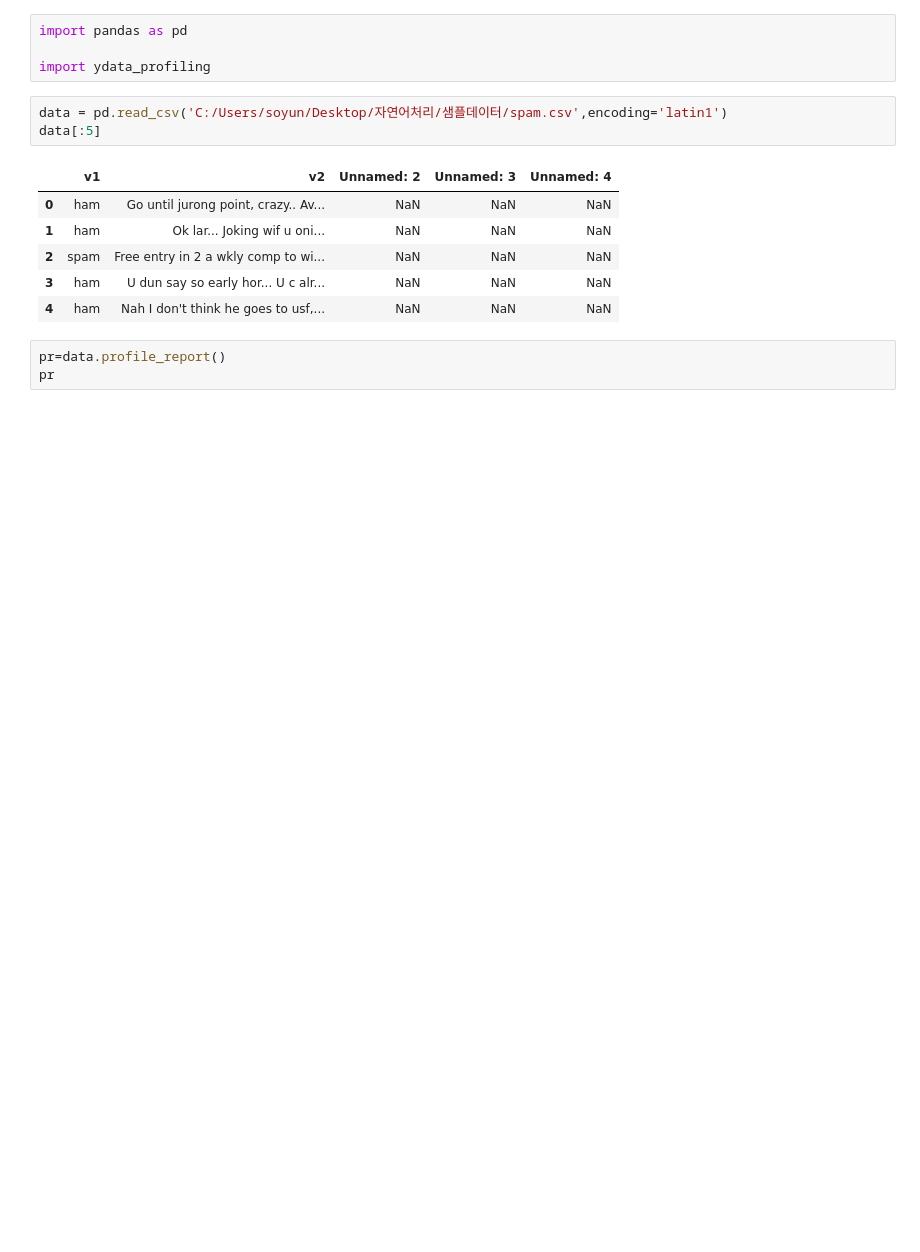
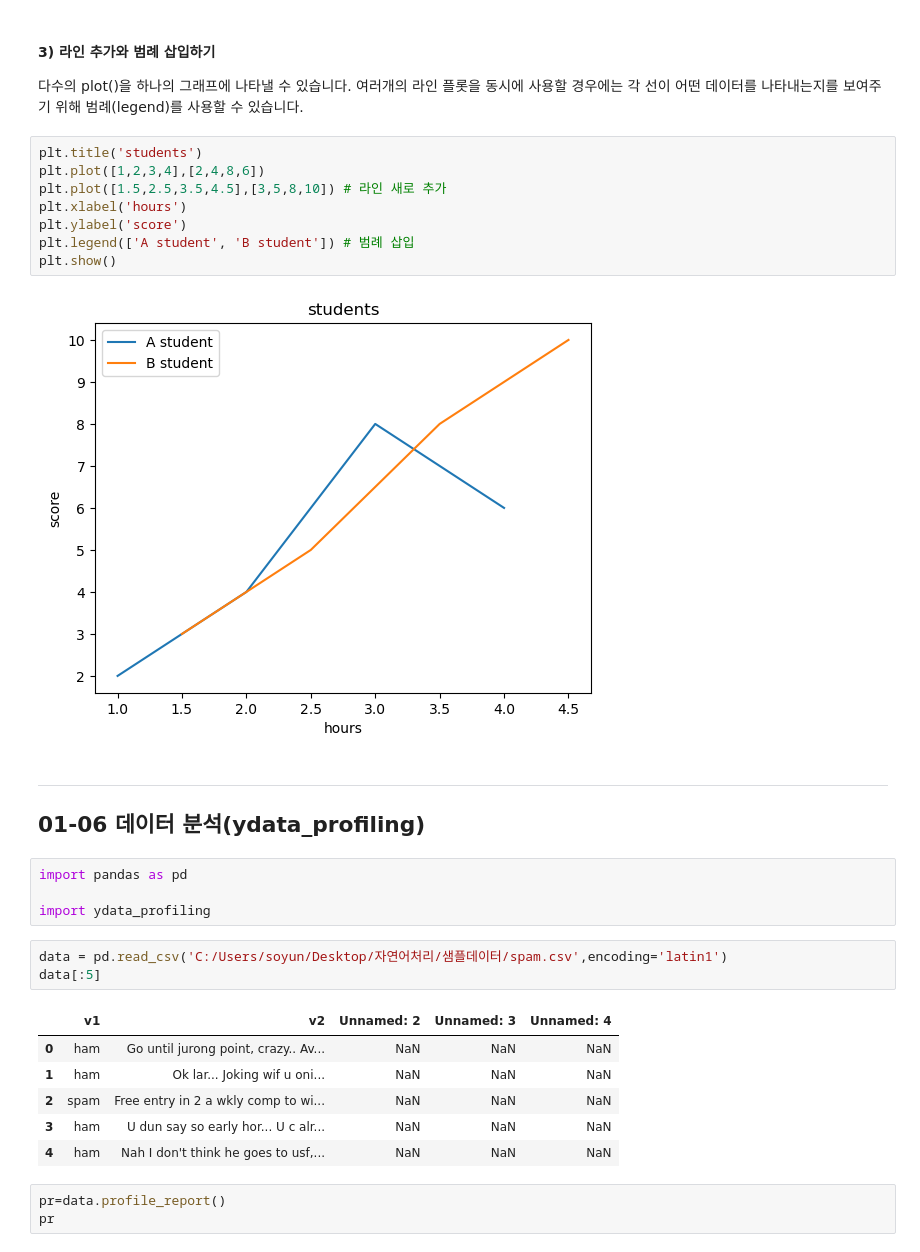
Before and after one commit to ss990321/tensorflow-nlp, a Jupyter notebook: 01_Chapter/01_NaturalLanguageProcessing.ipynb, the cells around one changed output. Cells and saved outputs as stored; diff of their text form; blank space fills up the shorter version.

```diff
--- a/01_Chapter/01_PandasProfiling.ipynb
+++ b/01_Chapter/01_NaturalLanguageProcessing.ipynb
@@ -1,3 +454,20 @@
+# %% [markdown]
+#### 3) 라인 추가와 범례 삽입하기
+다수의 plot()을 하나의 그래프에 나타낼 수 있습니다.
+여러개의 라인 플롯을 동시에 사용할 경우에는 각 선이 어떤 데이터를 나타내는지를 보여주기 위해 범례(legend)를 사용할 수 있습니다.
+# %%
+plt.title('students')
+plt.plot([1,2,3,4],[2,4,8,6])
+plt.plot([1.5,2.5,3.5,4.5],[3,5,8,10]) # 라인 새로 추가
+plt.xlabel('hours')
+plt.ylabel('score')
+plt.legend(['A student', 'B student']) # 범례 삽입
+plt.show()
+# %% [output]
+[figure, added]
+# %% [markdown]
+***
+## 01-06 데이터 분석(ydata_profiling)
 # %%
 import pandas as pd
 
```
Also changed, not shown: parts of 66 cells of this notebook, 2 other files.
